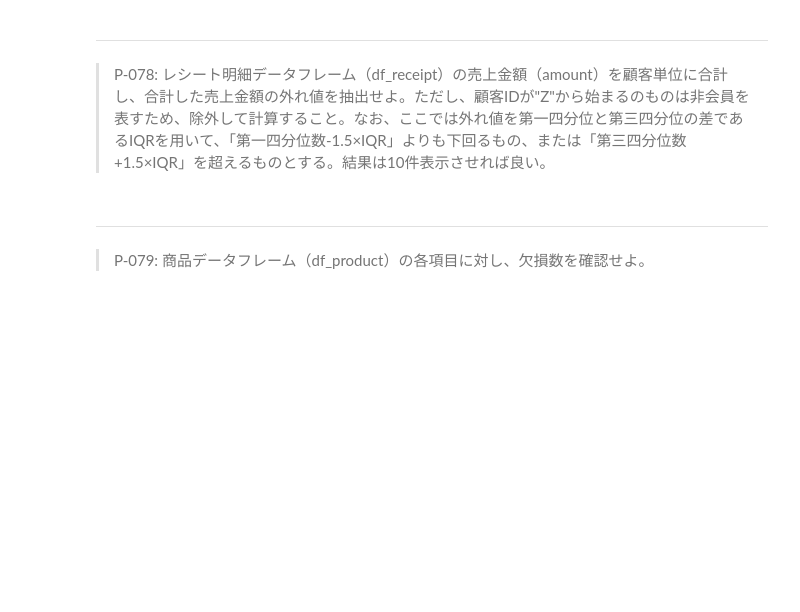
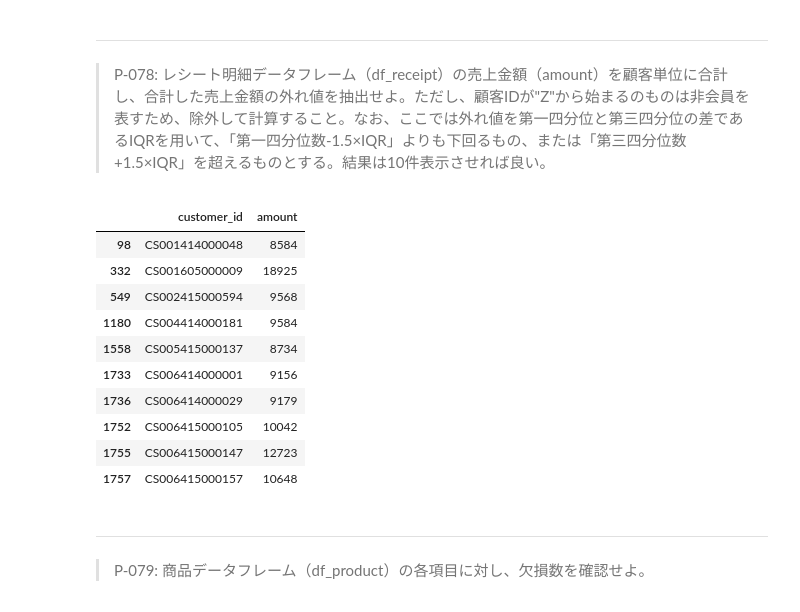
Before and after one commit to letitride/100knocks-preprocess, a Jupyter notebook: docker/work/preprocess_knock_Python.ipynb, the cells around one changed output. Saved outputs shown, nothing was run; the diff lists cells and outputs as text; code cells hidden in the pictures; blank space fills up the shorter version.

```diff
--- a/docker/work/preprocess_knock_Python.ipynb
+++ b/docker/work/preprocess_knock_Python.ipynb
@@ -1498,6 +1494,26 @@ df_sales_amount.query('abs(amount_ss) >= 3').head(10)
 # %% [markdown]
 ---
 > P-078: レシート明細データフレーム（df_receipt）の売上金額（amount）を顧客単位に合計し、合計した売上金額の外れ値を抽出せよ。ただし、顧客IDが"Z"から始まるのものは非会員を表すため、除外して計算すること。なお、ここでは外れ値を第一四分位と第三四分位の差であるIQRを用いて、「第一四分位数-1.5×IQR」よりも下回るもの、または「第三四分位数+1.5×IQR」を超えるものとする。結果は10件表示させれば良い。
+# %%
+df = df_receipt.query('~customer_id.str.startswith("Z")', engine="python").groupby("customer_id")[["amount"]].sum().reset_index()
+pct75 = np.percentile(df['amount'], q=75)
+pct25 = np.percentile(df['amount'], q=25)
+iqr = pct75 - pct25
+amount_low = pct25 - (iqr * 1.5)
+amount_hight = pct75 + (iqr * 1.5)
+df.query('amount < @amount_low or @amount_hight < amount').head(10)
+# %% [output]
+|  | customer_id | amount |
+| 98 | CS001414000048 | 8584 |
+| 332 | CS001605000009 | 18925 |
+| 549 | CS002415000594 | 9568 |
+| 1180 | CS004414000181 | 9584 |
+| 1558 | CS005415000137 | 8734 |
+| 1733 | CS006414000001 | 9156 |
+| 1736 | CS006414000029 | 9179 |
+| 1752 | CS006415000105 | 10042 |
+| 1755 | CS006415000147 | 12723 |
+| 1757 | CS006415000157 | 10648 |
 # %% [markdown]
 ---
 > P-079: 商品データフレーム（df_product）の各項目に対し、欠損数を確認せよ。
```
Also changed, not shown: parts of 1 cell of this notebook, 1 other file.
